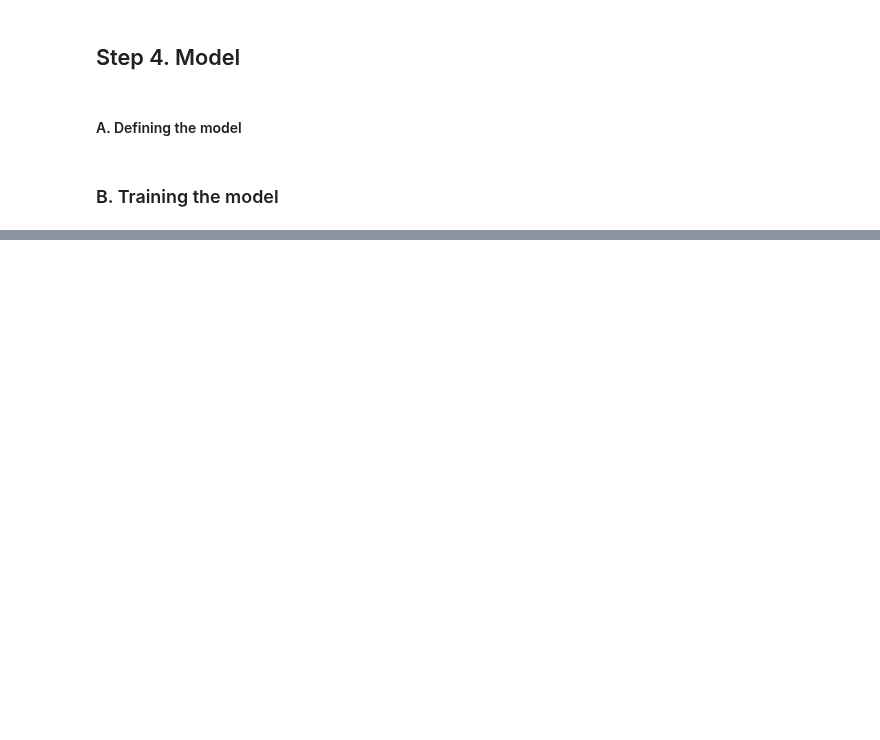
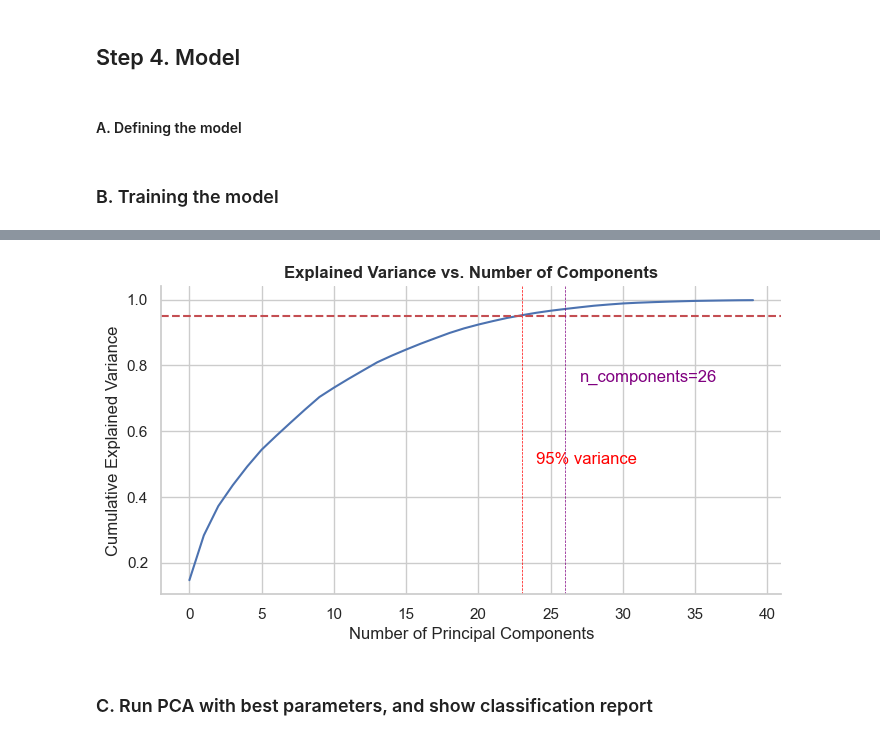
Before and after one commit to Harmxn02/CICIDS-IntrusionDetection, a Jupyter notebook: PCA.ipynb, the cells around one changed output, grey strips where cells are left out. Cells and saved outputs as stored; diff of their text form; code cells hidden in the pictures; blank space fills up the shorter version.

```diff
--- a/PCA.ipynb
+++ b/PCA.ipynb
@@ -203,0 +251,23 @@ weighted avg       0.84      0.85      0.84   2827876
+# %%
+# Plot cumulative explained variance
+plt.figure(figsize=(8, 4))
+plt.plot(np.cumsum(pca.explained_variance_ratio_), linestyle="-")
+plt.xlabel("Number of Principal Components")
+plt.ylabel("Cumulative Explained Variance")
+plt.title("Explained Variance vs. Number of Components", fontweight="bold")
+plt.axhline(y=0.95, color='r', linestyle='--')  # 95% variance line
+
+# Place a vertical line at the best n_components
+plt.axvline(x=best_n, color="purple", linestyle="--", linewidth=0.5)
+plt.text(best_n + 1, 0.75, f"n_components={best_n}", color="purple")
+
+# Place a vertical line where 95% variance is achieved
+plt.axvline(x=np.argmax(np.cumsum(pca.explained_variance_ratio_) > 0.95), color="red", linestyle="--", linewidth=0.5)
+plt.text(np.argmax(np.cumsum(pca.explained_variance_ratio_) > 0.95) + 1, 0.5, "95% variance", color="red")
+
+sns.despine()
+plt.show()
+# %% [output]
+[figure, added]
+# %% [markdown]
+### C. Run PCA with best parameters, and show classification report
```
Also changed, not shown: parts of 22 cells of this notebook.
